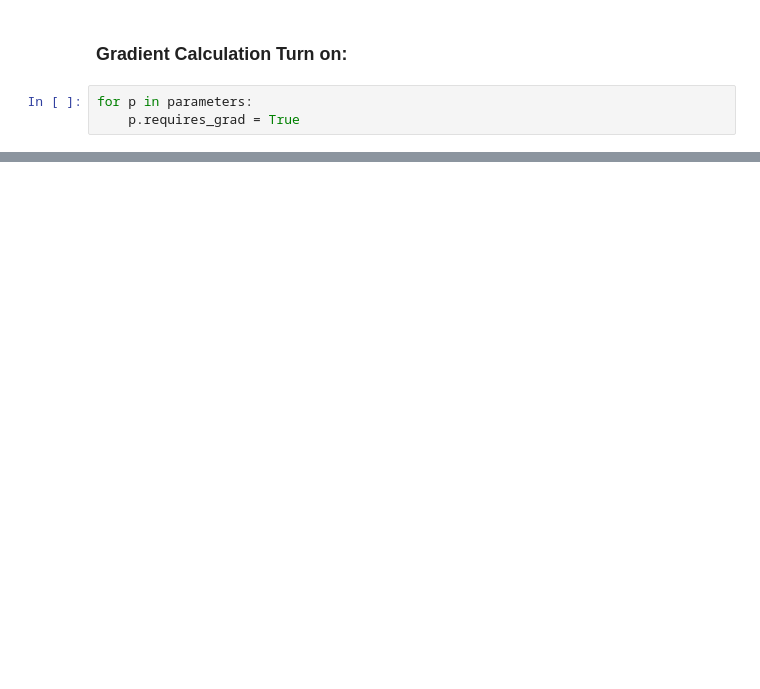
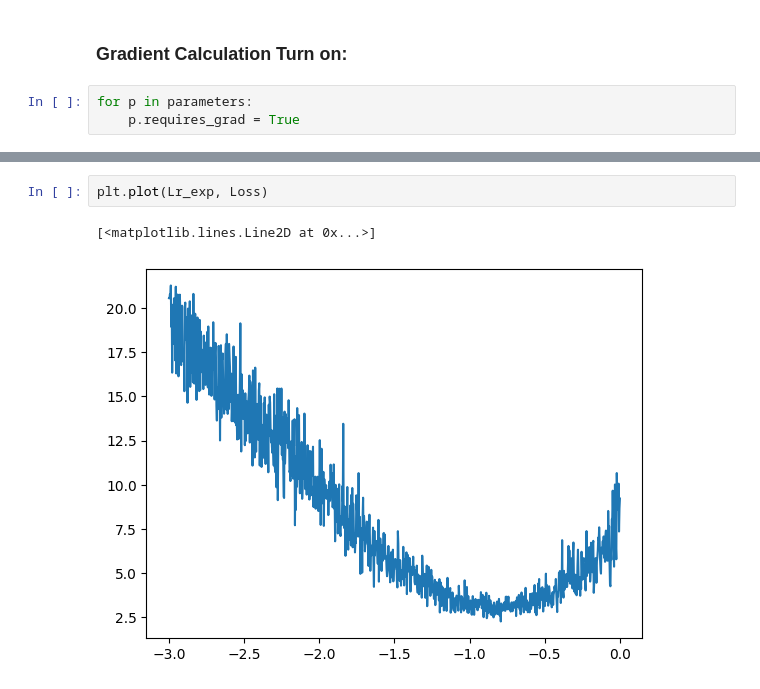
Before and after one commit to yashraj01-se/Deep_Learning_Basics, a Jupyter notebook: Lecture-3-_The_spelled-out_MLP/MakeMore.ipynb, the cells around one changed output, grey strips where cells are left out. Saved outputs shown, nothing was run; the diff lists cells and outputs as text; blank space fills up the shorter version.

```diff
--- a/Lecture-3-_The_spelled-out_MLP/MakeMore.ipynb
+++ b/Lecture-3-_The_spelled-out_MLP/MakeMore.ipynb
@@ -207,0 +227,5 @@ print(loss.item())
+# %%
+plt.plot(Lr_exp, Loss)
+# %% [output]
+[<matplotlib.lines.Line2D at 0x...>]
+[figure, added]
```
Also changed, not shown: parts of 33 cells of this notebook.
